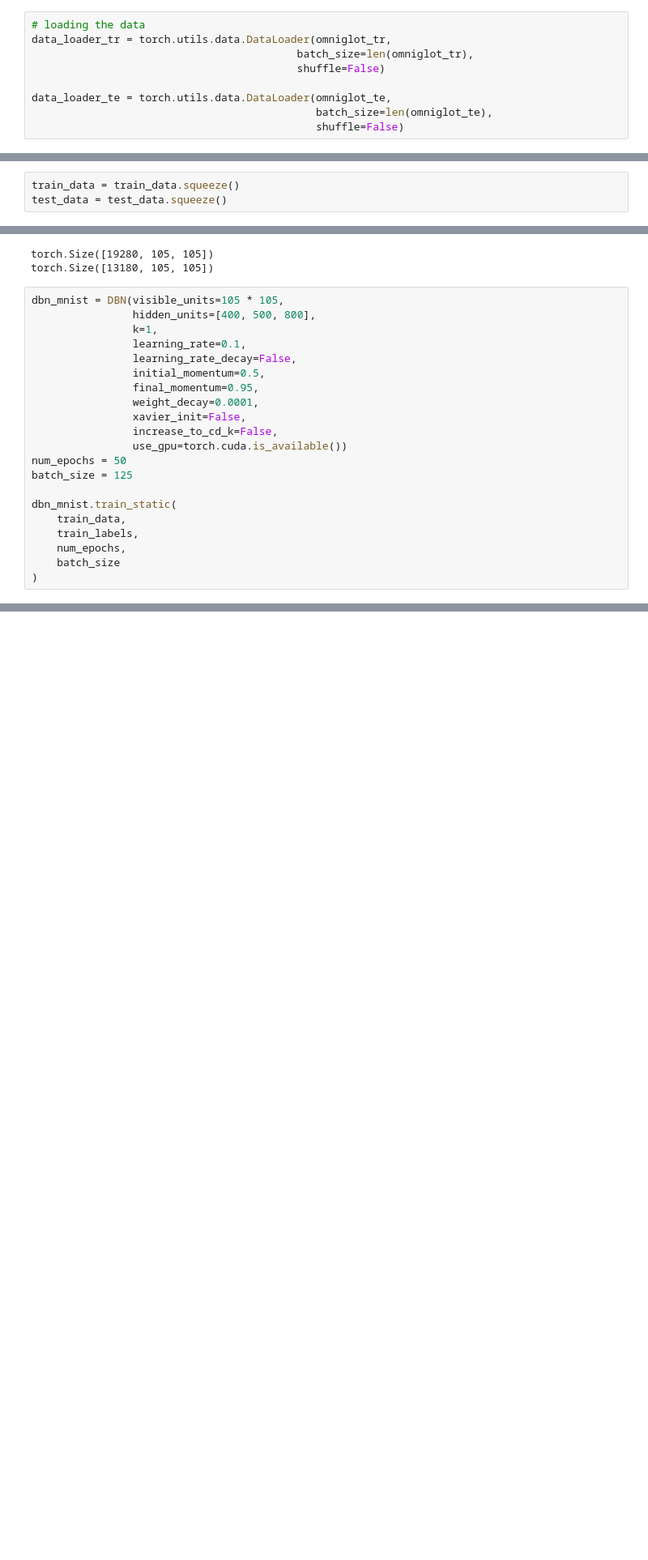
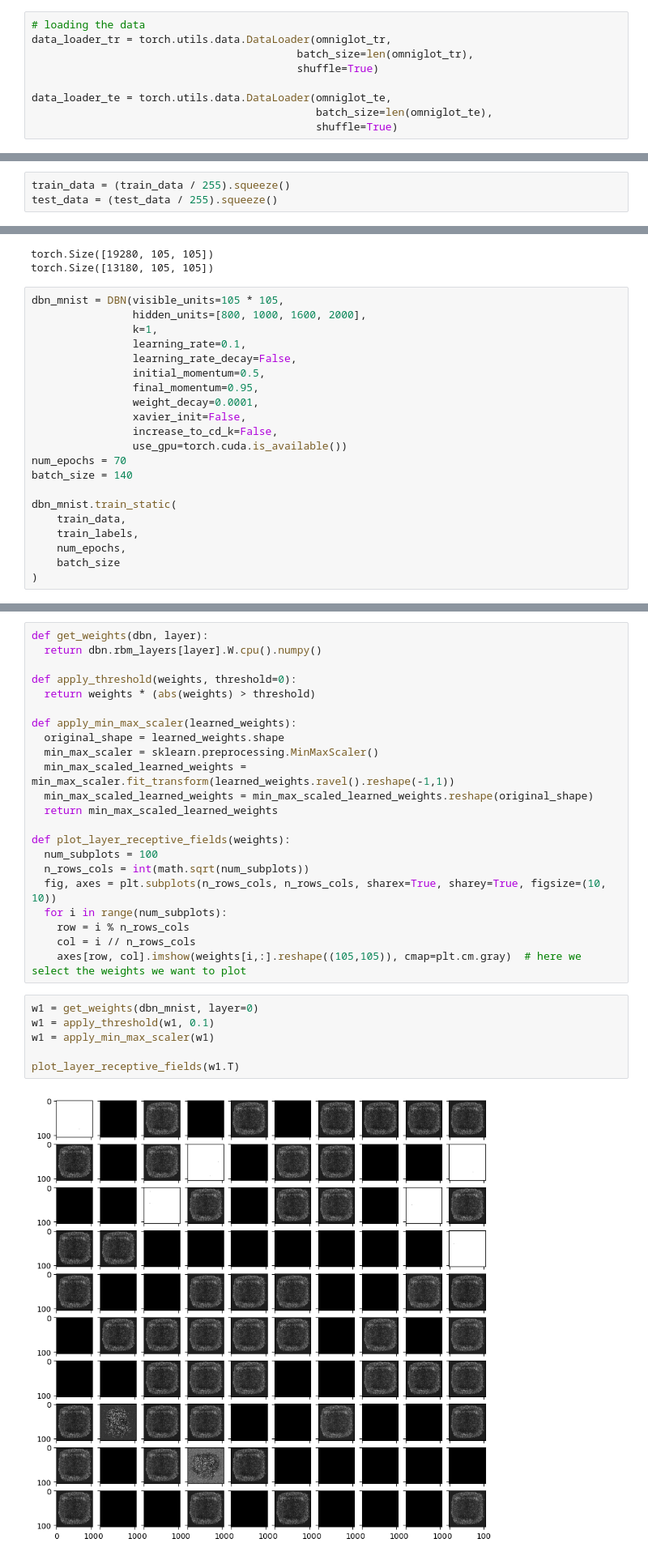
Before and after one commit to RoGellert/image_recognition, a Jupyter notebook: image_recognition_models.ipynb, the cells around one changed output, grey strips where cells are left out. Shown at 81% size. Cells and saved outputs as stored; diff of their text form; blank space fills up the shorter version.

```diff
--- a/image_recognition_models.ipynb
+++ b/image_recognition_models.ipynb
@@ -54,17 +54,17 @@ plt.show()
 # loading the data
 data_loader_tr = torch.utils.data.DataLoader(omniglot_tr,
                                           batch_size=len(omniglot_tr),
-                                          shuffle=False)
+                                          shuffle=True)
 
 data_loader_te = torch.utils.data.DataLoader(omniglot_te,
                                              batch_size=len(omniglot_te),
-                                             shuffle=False)
+                                             shuffle=True)
 # %%
 train_data, train_labels = next(iter(data_loader_tr))
 test_data, test_labels = next(iter(data_loader_te))
 # %%
-train_data = train_data.squeeze()
-test_data = test_data.squeeze()
+train_data = (train_data / 255).squeeze()
+test_data = (test_data / 255).squeeze()
 # %%
 train_data.to(device)
 train_labels.to(device)
@@ -78,7 +78,7 @@ torch.Size([19280, 105, 105])
 torch.Size([13180, 105, 105])
 # %%
 dbn_mnist = DBN(visible_units=105 * 105,
-                hidden_units=[400, 500, 800],
+                hidden_units=[800, 1000, 1600, 2000],
                 k=1,
                 learning_rate=0.1,
                 learning_rate_decay=False,
@@ -88,8 +88,8 @@ dbn_mnist = DBN(visible_units=105 * 105,
                 xavier_init=False,
                 increase_to_cd_k=False,
                 use_gpu=torch.cuda.is_available())
-num_epochs = 50
-batch_size = 125
+num_epochs = 70
+batch_size = 140
 
 dbn_mnist.train_static(
     train_data,
@@ -101,0 +118,30 @@ KeyboardInterrupt:
+# %%
+def get_weights(dbn, layer):
+  return dbn.rbm_layers[layer].W.cpu().numpy()
+
+def apply_threshold(weights, threshold=0):
+  return weights * (abs(weights) > threshold)
+
+def apply_min_max_scaler(learned_weights):
+  original_shape = learned_weights.shape
+  min_max_scaler = sklearn.preprocessing.MinMaxScaler()
+  min_max_scaled_learned_weights = min_max_scaler.fit_transform(learned_weights.ravel().reshape(-1,1))
+  min_max_scaled_learned_weights = min_max_scaled_learned_weights.reshape(original_shape)
+  return min_max_scaled_learned_weights
+
+def plot_layer_receptive_fields(weights):
+  num_subplots = 100
+  n_rows_cols = int(math.sqrt(num_subplots))
+  fig, axes = plt.subplots(n_rows_cols, n_rows_cols, sharex=True, sharey=True, figsize=(10, 10))
+  for i in range(num_subplots):
+    row = i % n_rows_cols
+    col = i // n_rows_cols
+    axes[row, col].imshow(weights[i,:].reshape((105,105)), cmap=plt.cm.gray)  # here we select the weights we want to plot
+# %%
+w1 = get_weights(dbn_mnist, layer=0)
+w1 = apply_threshold(w1, 0.1)
+w1 = apply_min_max_scaler(w1)
+
+plot_layer_receptive_fields(w1.T)
+# %% [output]
+[figure, added]
```
Also changed, not shown: parts of 1 cell of this notebook.
